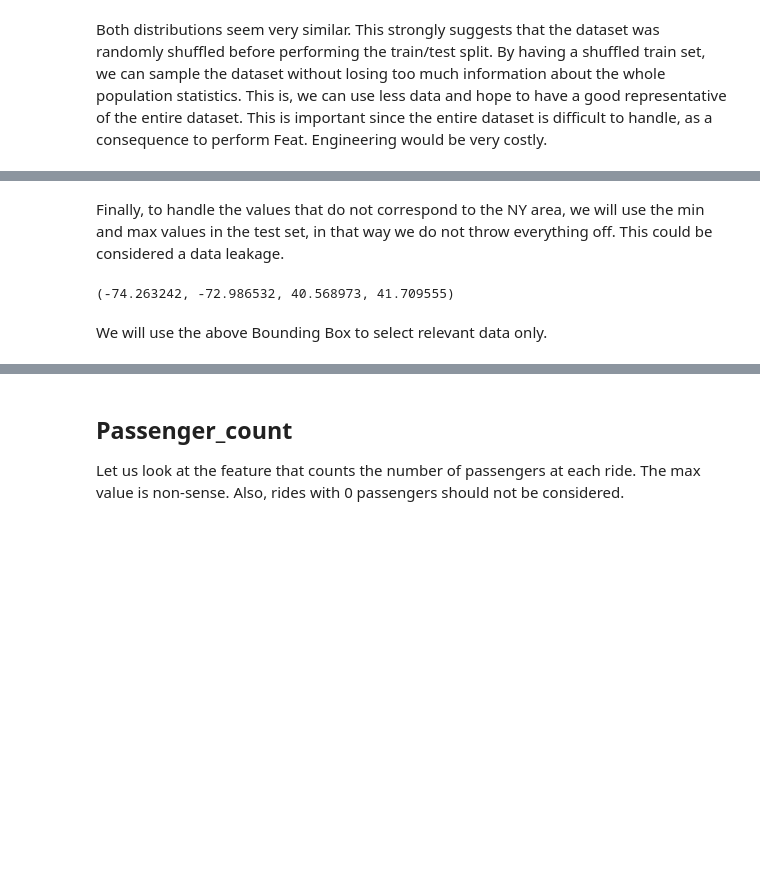
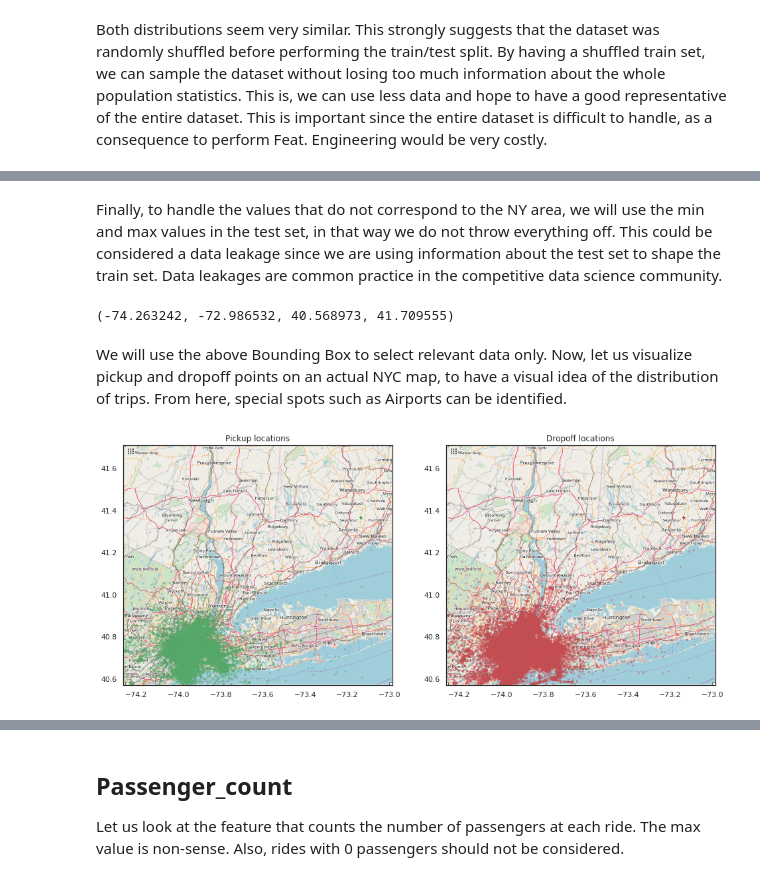
Before and after one commit to pibieta/ML-course, a Jupyter notebook: Serasa_Challenge.ipynb, the cells around one changed output, grey strips where cells are left out. Drawn from its saved outputs; the diff is of its cells as text; code cells hidden in the pictures; blank space fills up the shorter version.

```diff
--- a/Serasa_Challenge.ipynb
+++ b/Serasa_Challenge.ipynb
@@ -286,5 +300,5 @@ fig.legends
 # %% [markdown]
-Finally, to handle the values that do not correspond to the NY area, we will use the min and max values in the test set, in that way we do not throw everything off. This could be considered a data leakage.
+Finally, to handle the values that do not correspond to the NY area, we will use the min and max values in the test set, in that way we do not throw everything off. This could be considered a data leakage since we are using information about the test set to shape the train set. Data leakages are common practice in the competitive data science community.
 # %%
 # minimum and maximum longitude test set
 long_bb = min(test.pickup_longitude.min(), test.dropoff_longitude.min()),max(test.pickup_longitude.max(), test.dropoff_longitude.max())
@@ -294,5 +308,26 @@ BB = long_bb + lat_bb
 BB
 # %% [output]
 (-74.263242, -72.986532, 40.568973, 41.709555)
-# %% [markdown]
-We will use the above Bounding Box to select relevant data only.
+# %% [markdown]
+We will use the above Bounding Box to select relevant data only. Now, let us visualize pickup and dropoff points on an actual NYC map, to have a visual idea of the distribution of trips. From here, special spots such as Airports can be identified.
+# %%
+
+# function to plot data on the NYC map
+def plot_on_map(df, BB, nyc_map, s=10, alpha=0.2):
+    fig, axs = plt.subplots(1, 2, figsize=(16,10))
+    axs[0].scatter(df.pickup_longitude, df.pickup_latitude, zorder=1, alpha=alpha, c='g', s=s)
+    axs[0].set_xlim((BB[0], BB[1]))
+    axs[0].set_ylim((BB[2], BB[3]))
+    axs[0].set_title('Pickup locations')
+    axs[0].imshow(nyc_map, zorder=0, extent=BB)
+
+    axs[1].scatter(df.dropoff_longitude, df.dropoff_latitude, zorder=1, alpha=alpha, c='r', s=s)
+    axs[1].set_xlim((BB[0], BB[1]))
+    axs[1].set_ylim((BB[2], BB[3]))
+    axs[1].set_title('Dropoff locations')
+    axs[1].imshow(nyc_map, zorder=0, extent=BB)
+# %%
+nyc_map = plt.imread('https://aiblog.nl/download/nyc_-74.5_-72.8_40.5_41.8.png')
+plot_on_map(train, BB, nyc_map, s=5, alpha=0.3)
+# %% [output]
+[figure, added]
```
Also changed, not shown: parts of 65 cells of this notebook.
